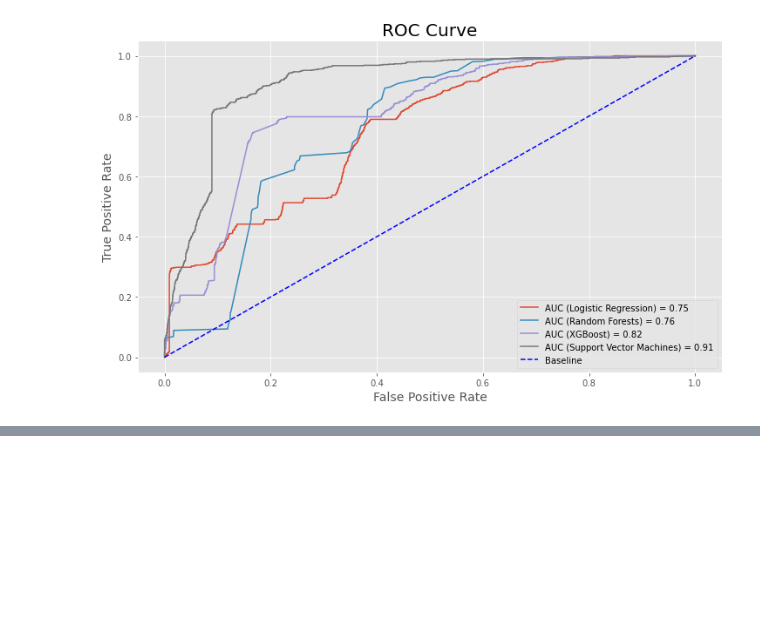
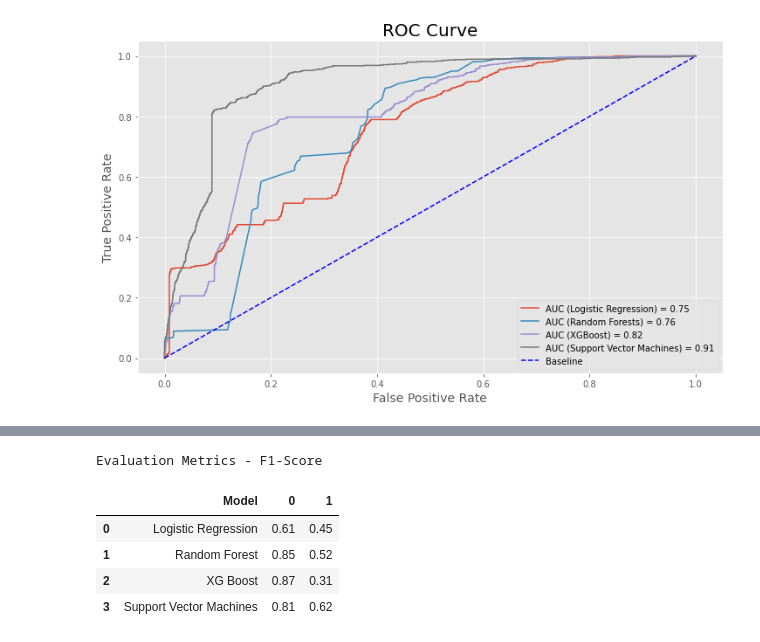
Before and after one commit to ChrisGarciaDS/MSADS-599--Capstone-AddTitle, a Jupyter notebook: Code Library/Modeling.ipynb, the cells around one changed output, grey strips where cells are left out. Saved outputs shown, nothing was run; the diff lists cells and outputs as text; code cells hidden in the pictures; blank space fills up the shorter version.

```diff
--- a/Code Library/Modeling.ipynb
+++ b/Code Library/Modeling.ipynb
@@ -361,0 +398,17 @@ plt.legend();
+# %%
+f1_results = {
+    'Model': ['Logistic Regression', 'Random Forest', 'XG Boost', 'Support Vector Machines'],
+    '0': [0.61, 0.85, 0.87, 0.81],
+    '1': [0.45, 0.52, 0.31, 0.62]
+}
+
+f1_df = pd.DataFrame(f1_results)
+print("Evaluation Metrics - F1-Score")
+f1_df
+# %% [output]
+Evaluation Metrics - F1-Score
+|  | Model | 0 | 1 |
+| 0 | Logistic Regression | 0.61 | 0.45 |
+| 1 | Random Forest | 0.85 | 0.52 |
+| 2 | XG Boost | 0.87 | 0.31 |
+| 3 | Support Vector Machines | 0.81 | 0.62 |
```
Also changed, not shown: parts of 9 cells of this notebook.
